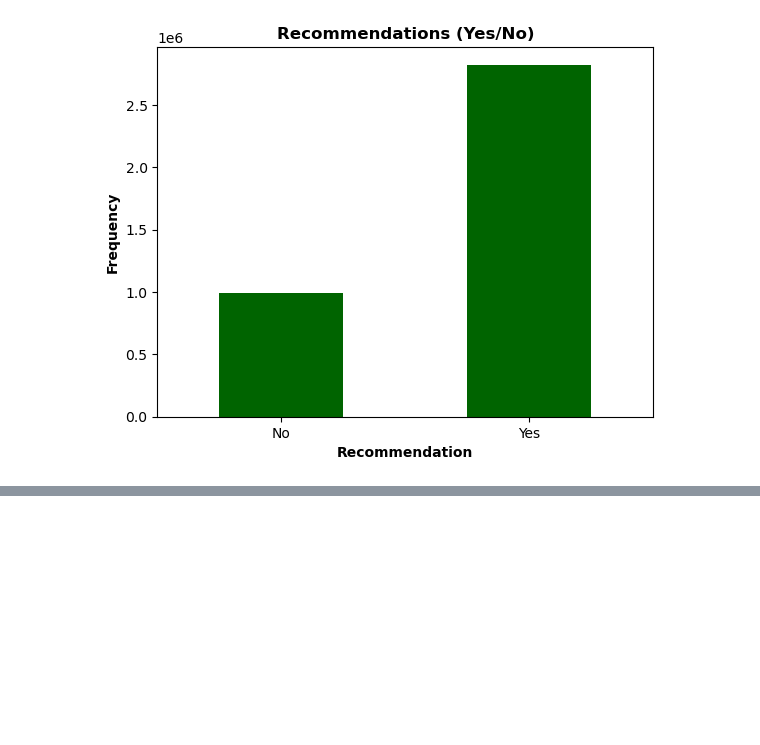
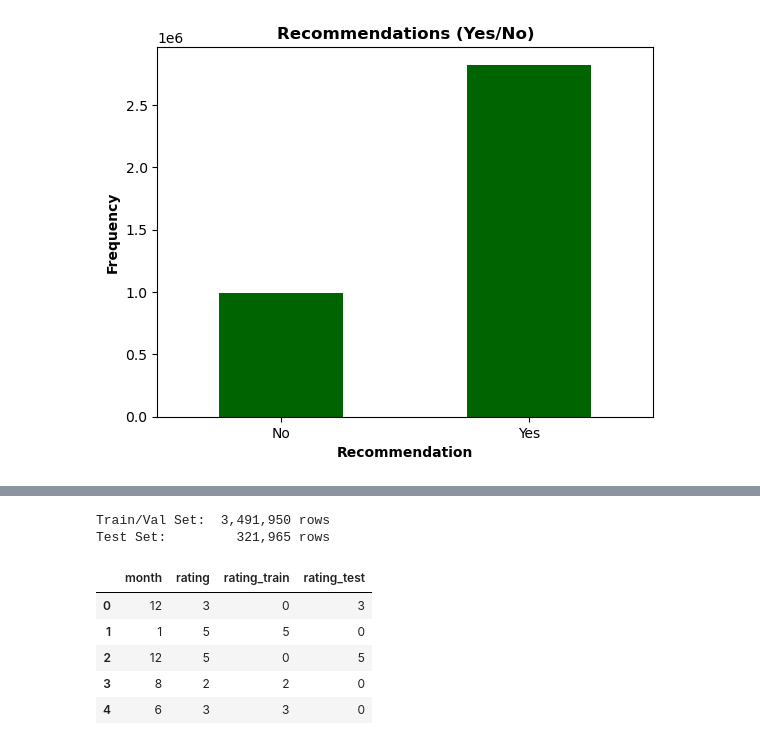
Before and after one commit to superkostya/book_reading_propensity, a Jupyter notebook: create_train_val_test_sets.ipynb, the cells around one changed output, grey strips where cells are left out. Saved outputs shown, nothing was run; the diff lists cells and outputs as text; code cells hidden in the pictures; blank space fills up the shorter version.

```diff
--- a/propensity.ipynb
+++ b/create_train_val_test_sets.ipynb
@@ -85,0 +106,23 @@ plt.ylabel('Frequency', weight='bold');
+# %%
+df_train_val = df[df.month < 12]
+df_test = df[df.month == 12]
+print(f'Train/Val Set: {df_train_val.shape[0]:>10,d} rows')
+print(f'Test Set:      {df_test.shape[0]:>10,d} rows')
+# %% [output]
+Train/Val Set:  3,491,950 rows
+Test Set:         321,965 rows
+# %%
+df['rating_train'] = 0
+df.loc[df['month'] < 12, 'rating_train'] = df['rating']
+
+df['rating_test'] = 0
+df.loc[df['month'] == 12, 'rating_test'] = df['rating']
+
+df[['month', 'rating', 'rating_train', 'rating_test']].head()
+# %% [output]
+|  | month | rating | rating_train | rating_test |
+| 0 | 12 | 3 | 0 | 3 |
+| 1 | 1 | 5 | 5 | 0 |
+| 2 | 12 | 5 | 0 | 5 |
+| 3 | 8 | 2 | 2 | 0 |
+| 4 | 6 | 3 | 3 | 0 |
```
Also changed, not shown: parts of 12 cells of this notebook.
